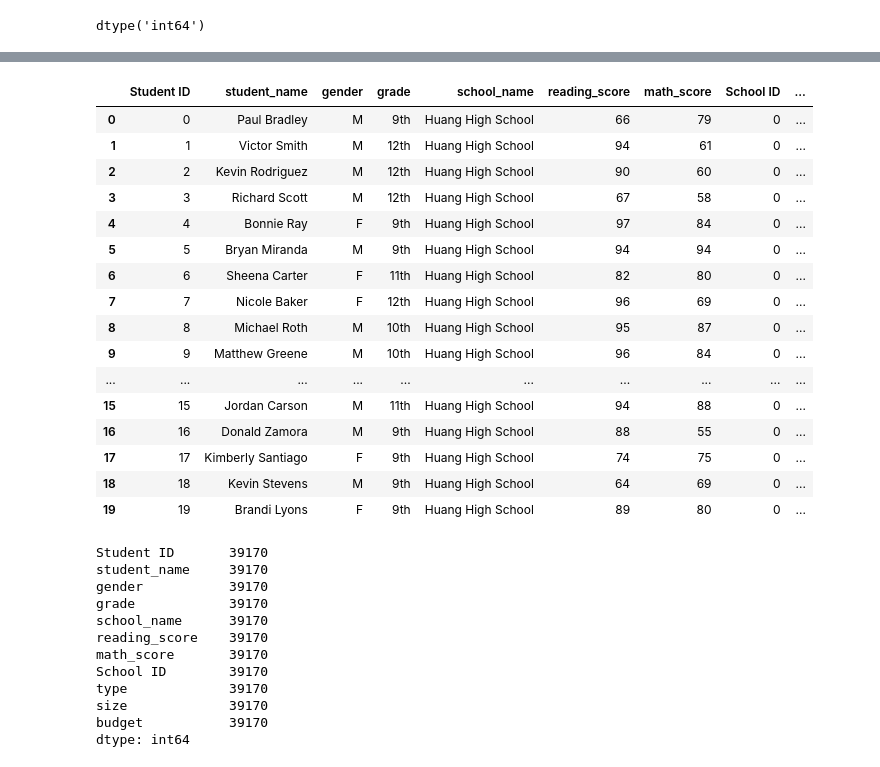
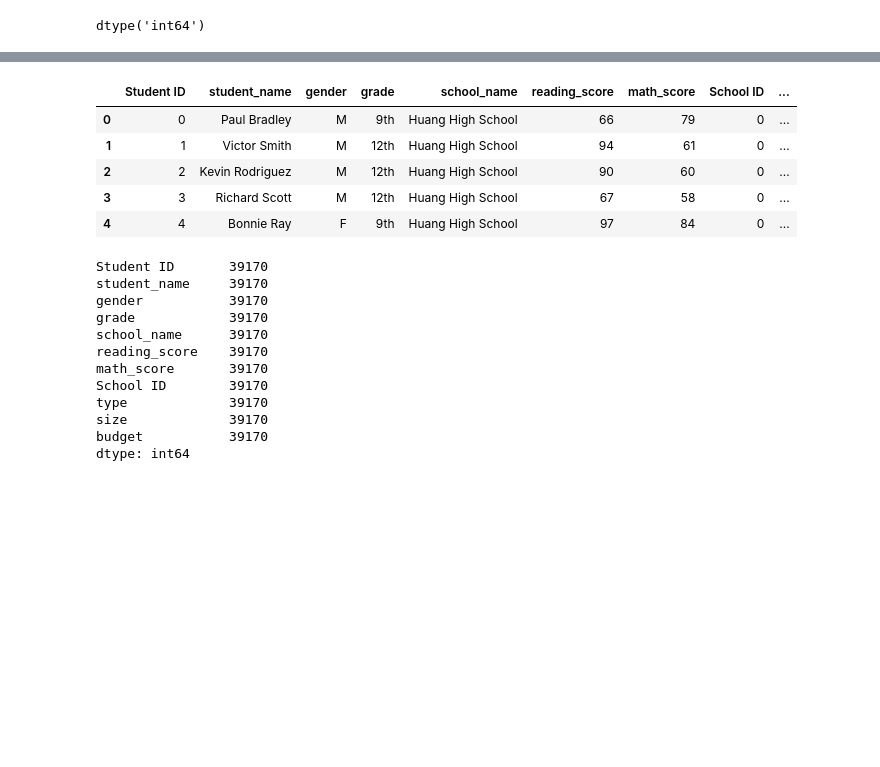
Before and after one commit to AnnaKDay/School_District_Analysis, a Jupyter notebook: PyCitySchools.ipynb, the cells around one changed output, grey strips where cells are left out. Saved outputs shown, nothing was run; the diff lists cells and outputs as text; code cells hidden in the pictures; blank space fills up the shorter version.

```diff
--- a/PyCitySchools.ipynb
+++ b/PyCitySchools.ipynb
@@ -183,25 +172,14 @@ student_data_df.head(20)
 # %%
 # Combine the data into a single dataset
 school_data_complete_df = pd.merge(student_data_df, school_data_df, on=["school_name", "school_name"])
-school_data_complete_df.head(20)
+school_data_complete_df.head()
 # %% [output]
 |  | Student ID | student_name | gender | grade | school_name | reading_score | math_score | School ID | ... |
 | 0 | 0 | Paul Bradley | M | 9th | Huang High School | 66 | 79 | 0 | ... |
 | 1 | 1 | Victor Smith | M | 12th | Huang High School | 94 | 61 | 0 | ... |
 | 2 | 2 | Kevin Rodriguez | M | 12th | Huang High School | 90 | 60 | 0 | ... |
 | 3 | 3 | Richard Scott | M | 12th | Huang High School | 67 | 58 | 0 | ... |
 | 4 | 4 | Bonnie Ray | F | 9th | Huang High School | 97 | 84 | 0 | ... |
-| 5 | 5 | Bryan Miranda | M | 9th | Huang High School | 94 | 94 | 0 | ... |
-| 6 | 6 | Sheena Carter | F | 11th | Huang High School | 82 | 80 | 0 | ... |
-| 7 | 7 | Nicole Baker | F | 12th | Huang High School | 96 | 69 | 0 | ... |
-| 8 | 8 | Michael Roth | M | 10th | Huang High School | 95 | 87 | 0 | ... |
-| 9 | 9 | Matthew Greene | M | 10th | Huang High School | 96 | 84 | 0 | ... |
-| ... | ... | ... | ... | ... | ... | ... | ... | ... | ... |
-| 15 | 15 | Jordan Carson | M | 11th | Huang High School | 94 | 88 | 0 | ... |
-| 16 | 16 | Donald Zamora | M | 9th | Huang High School | 88 | 55 | 0 | ... |
-| 17 | 17 | Kimberly Santiago | F | 9th | Huang High School | 74 | 75 | 0 | ... |
-| 18 | 18 | Kevin Stevens | M | 9th | Huang High School | 64 | 69 | 0 | ... |
-| 19 | 19 | Brandi Lyons | F | 9th | Huang High School | 89 | 80 | 0 | ... |
 # %%
 # Get the total number of students
 student_count = school_data_complete_df.count()
```
Also changed, not shown: parts of 34 cells of this notebook.
